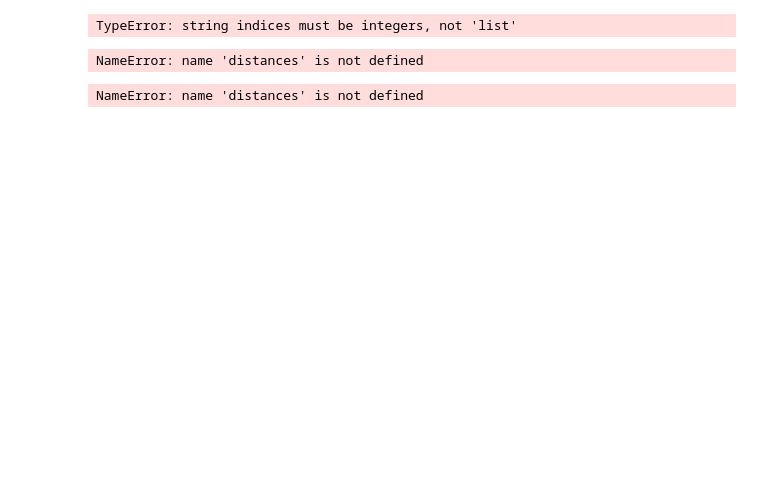
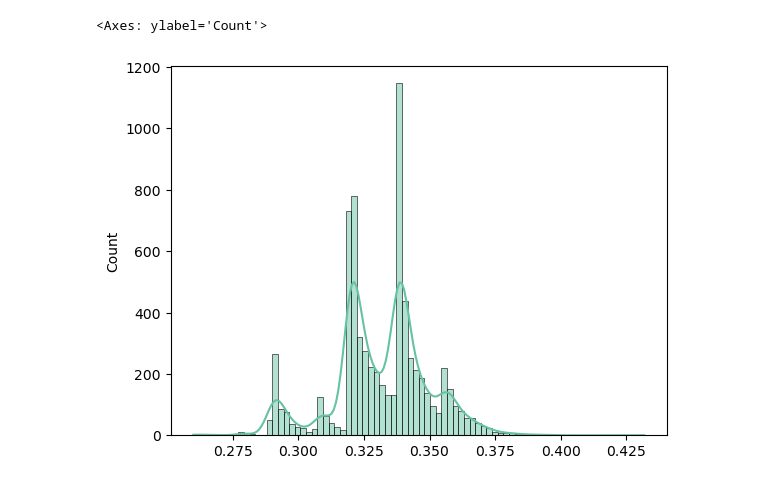
Before and after one commit to arcticronin/anomaly_detection, a Jupyter notebook: autoencoder.ipynb, the cells around one changed output. Saved outputs shown, nothing was run; the diff lists cells and outputs as text; code cells hidden in the pictures; blank space fills up the shorter version.

```diff
--- a/autoencoder.ipynb
+++ b/autoencoder.ipynb
@@ -172,12 +152,8 @@ plt.show()
-# %%
-distances = [utils.gower_dist(i , j,  utils.binary_indices, utils.continuous_indices) for i,j in zip(df, test_output)]
-# %% [output]
-TypeError: string indices must be integers, not 'list'
-# %%
-plt.hist(distances, bins=12)
-# %% [output]
-NameError: name 'distances' is not defined
-# %%
-plt.plot(np.sort(distances))
-# %% [output]
-NameError: name 'distances' is not defined
+# %%
+distances = [criterion(data_tensor[0,:].unsqueeze(0),
+           data_tensor[i,:].unsqueeze(0)).item() for i in range(len(df))]
+# %%
+sns.histplot(distances, kde=True)
+# %% [output]
+<Axes: ylabel='Count'>
+[figure, added]
```
Also changed, not shown: parts of 39 cells of this notebook, 4 other files.
